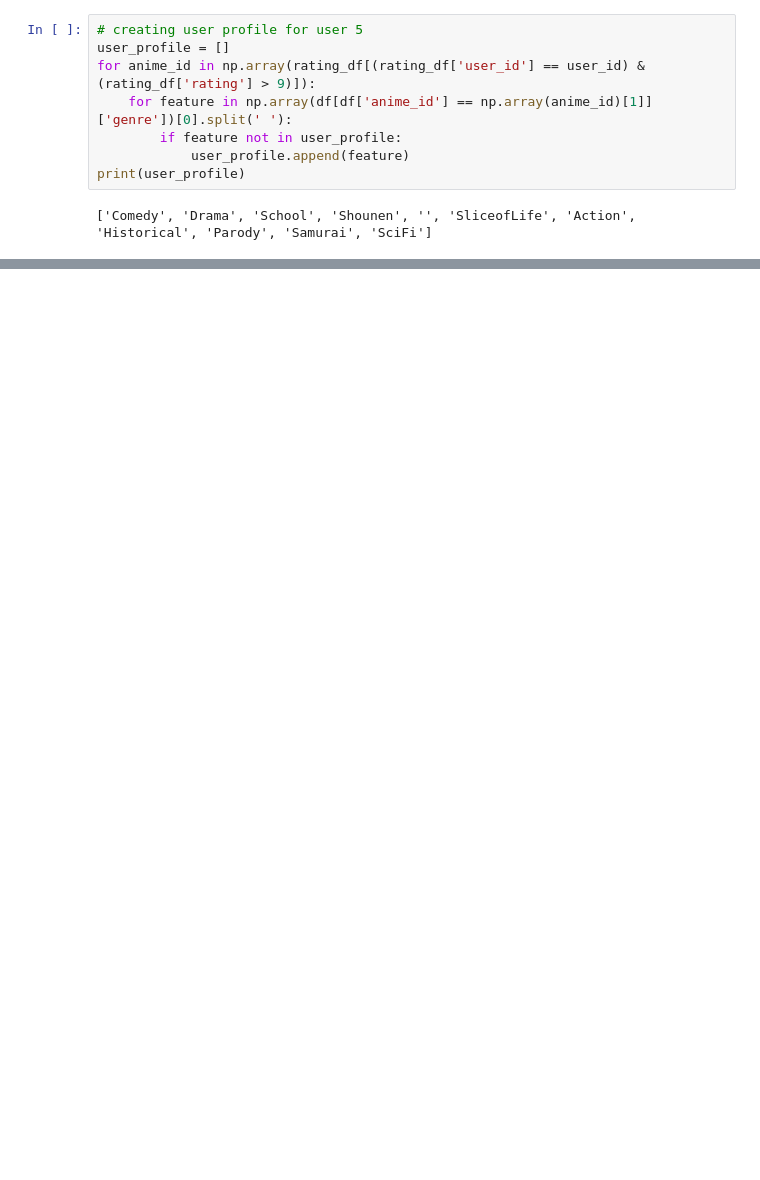
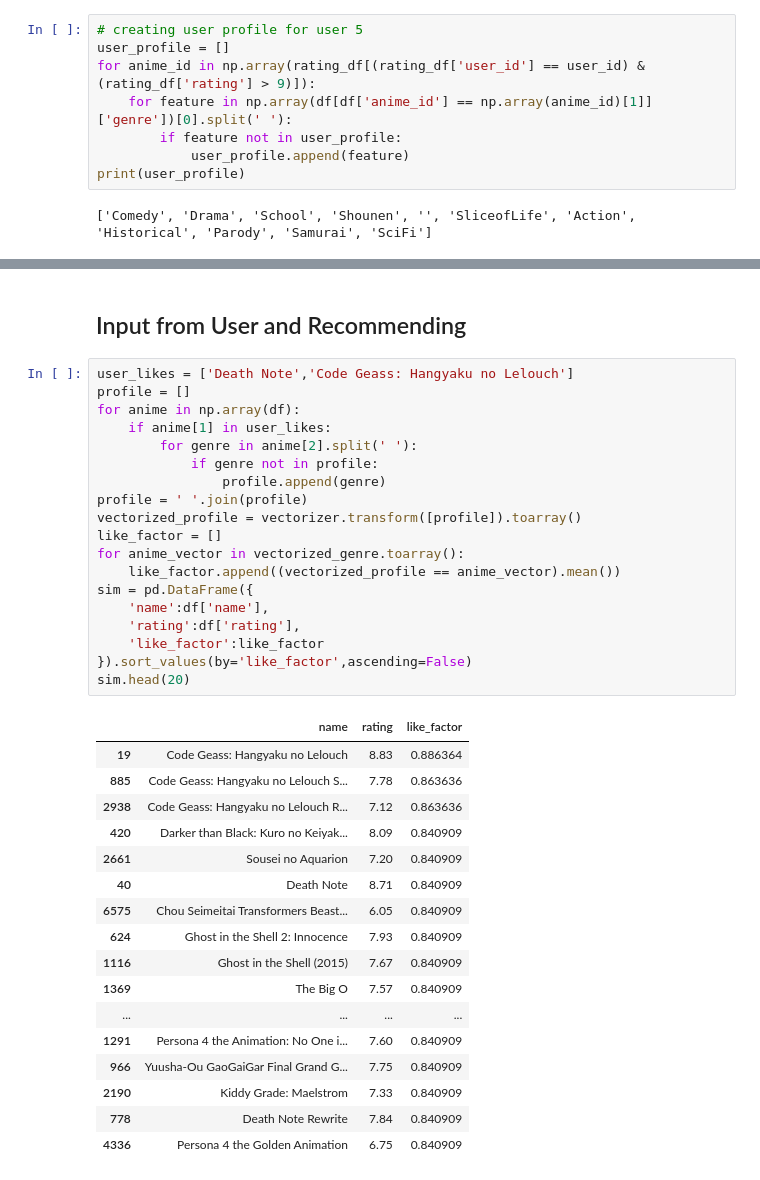
Before and after one commit to ashwinhprasad/Anime-Recommender-System, a Jupyter notebook: ContentBasedRecommender.ipynb, the cells around one changed output, grey strips where cells are left out. Drawn from its saved outputs; the diff is of its cells as text; blank space fills up the shorter version.

```diff
--- a/ContentBasedRecommender.ipynb
+++ b/ContentBasedRecommender.ipynb
@@ -155,0 +157,39 @@ df.sort_values(by='like estimate',ascending=False).head(30)
+# %% [markdown]
+## Input from User and Recommending
+# %%
+user_likes = ['Death Note','Code Geass: Hangyaku no Lelouch']
+profile = []
+for anime in np.array(df):
+    if anime[1] in user_likes:
+        for genre in anime[2].split(' '):
+            if genre not in profile:
+                profile.append(genre)
+profile = ' '.join(profile)
+vectorized_profile = vectorizer.transform([profile]).toarray()
+like_factor = []
+for anime_vector in vectorized_genre.toarray():
+    like_factor.append((vectorized_profile == anime_vector).mean())
+sim = pd.DataFrame({
+    'name':df['name'],
+    'rating':df['rating'],
+    'like_factor':like_factor
+}).sort_values(by='like_factor',ascending=False)
+sim.head(20)
+# %% [output]
+|  | name | rating | like_factor |
+| 19 | Code Geass: Hangyaku no Lelouch | 8.83 | 0.886364 |
+| 885 | Code Geass: Hangyaku no Lelouch S... | 7.78 | 0.863636 |
+| 2938 | Code Geass: Hangyaku no Lelouch R... | 7.12 | 0.863636 |
+| 420 | Darker than Black: Kuro no Keiyak... | 8.09 | 0.840909 |
+| 2661 | Sousei no Aquarion | 7.20 | 0.840909 |
+| 40 | Death Note | 8.71 | 0.840909 |
+| 6575 | Chou Seimeitai Transformers Beast... | 6.05 | 0.840909 |
+| 624 | Ghost in the Shell 2: Innocence | 7.93 | 0.840909 |
+| 1116 | Ghost in the Shell (2015) | 7.67 | 0.840909 |
+| 1369 | The Big O | 7.57 | 0.840909 |
+| ... | ... | ... | ... |
+| 1291 | Persona 4 the Animation: No One i... | 7.60 | 0.840909 |
+| 966 | Yuusha-Ou GaoGaiGar Final Grand G... | 7.75 | 0.840909 |
+| 2190 | Kiddy Grade: Maelstrom | 7.33 | 0.840909 |
+| 778 | Death Note Rewrite | 7.84 | 0.840909 |
+| 4336 | Persona 4 the Golden Animation | 6.75 | 0.840909 |
```
Also changed, not shown: parts of 6 cells of this notebook, 2 other files.
